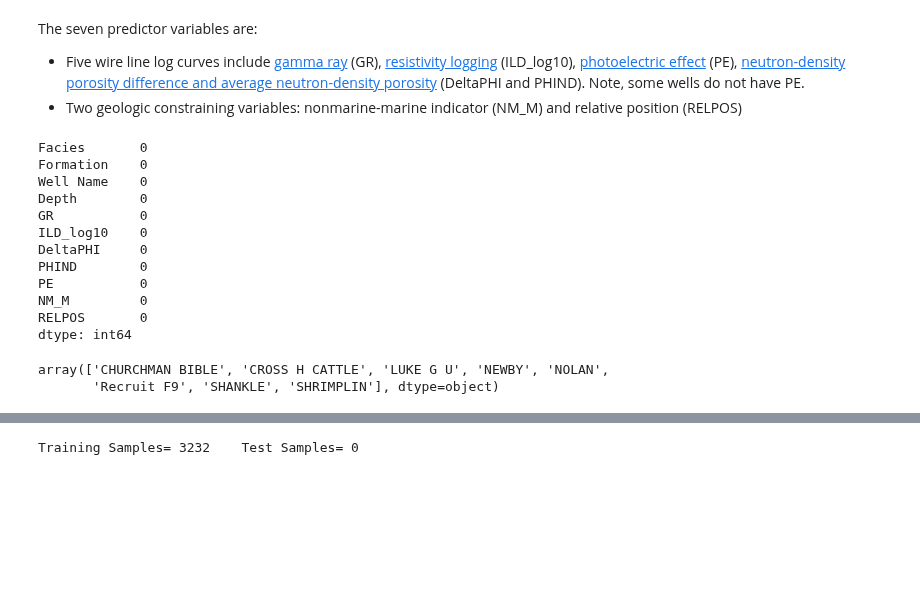
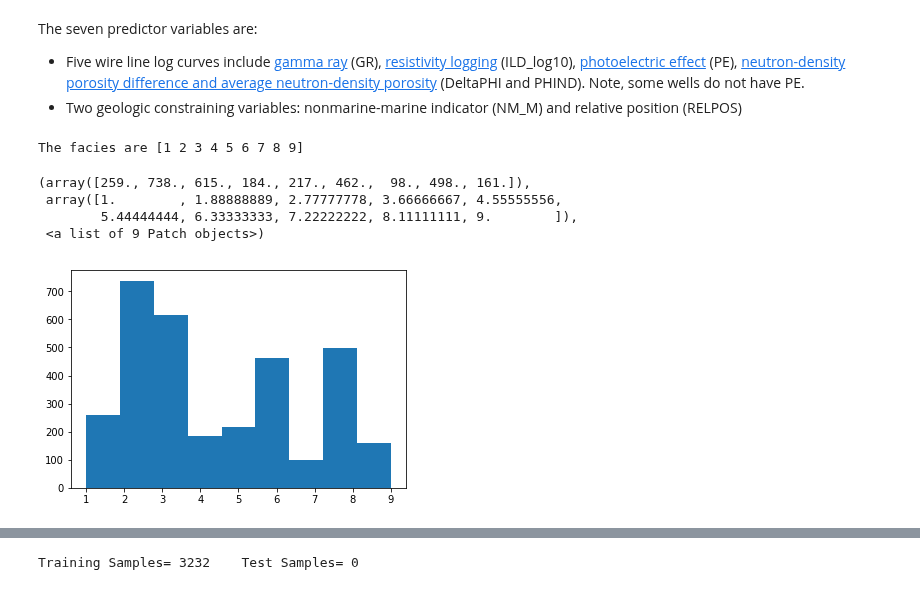
Before and after one commit to turn11/rock_facies_classification, a Jupyter notebook: facies_classification_cnn_v1.ipynb, the cells around one changed output, grey strips where cells are left out. Cells and saved outputs as stored; diff of their text form; code cells hidden in the pictures; blank space fills up the shorter version.

```diff
--- a/facies_classification_cnn_v1.ipynb
+++ b/facies_classification_cnn_v1.ipynb
@@ -61,25 +84,14 @@ The seven predictor variables are:
 * Five wire line log curves include [gamma ray](http://petrowiki.org/Gamma_ray_logs) (GR), [resistivity logging](http://petrowiki.org/Resistivity_and_spontaneous_%28SP%29_logging) (ILD_log10),
 [photoelectric effect](http://www.glossary.oilfield.slb.com/en/Terms/p/photoelectric_effect.aspx) (PE), [neutron-density porosity difference and average neutron-density porosity](http://petrowiki.org/Neutron_porosity_logs) (DeltaPHI and PHIND). Note, some wells do not have PE.
 * Two geologic constraining variables: nonmarine-marine indicator (NM_M) and relative position (RELPOS)
-# %%
-# data is clean
-
-data.isnull().sum()
-# %% [output]
-Facies       0
-Formation    0
-Well Name    0
-Depth        0
-GR           0
-ILD_log10    0
-DeltaPHI     0
-PHIND        0
-PE           0
-NM_M         0
-RELPOS       0
-dtype: int64
-# %%
-np.unique(data['Well Name'])
-# %% [output]
-array(['CHURCHMAN BIBLE', 'CROSS H CATTLE', 'LUKE G U', 'NEWBY', 'NOLAN',
-       'Recruit F9', 'SHANKLE', 'SHRIMPLIN'], dtype=object)
+# %%
+# Plot Facies of all wells
+print('The facies are {}'.format(np.unique(data['Facies'])))
+plt.hist(data['Facies'], bins=9)
+# %% [output]
+The facies are [1 2 3 4 5 6 7 8 9]
+(array([259., 738., 615., 184., 217., 462.,  98., 498., 161.]),
+ array([1.        , 1.88888889, 2.77777778, 3.66666667, 4.55555556,
+        5.44444444, 6.33333333, 7.22222222, 8.11111111, 9.        ]),
+ <a list of 9 Patch objects>)
+[figure, added]
```
Also changed, not shown: parts of 22 cells of this notebook, 3 other files.
